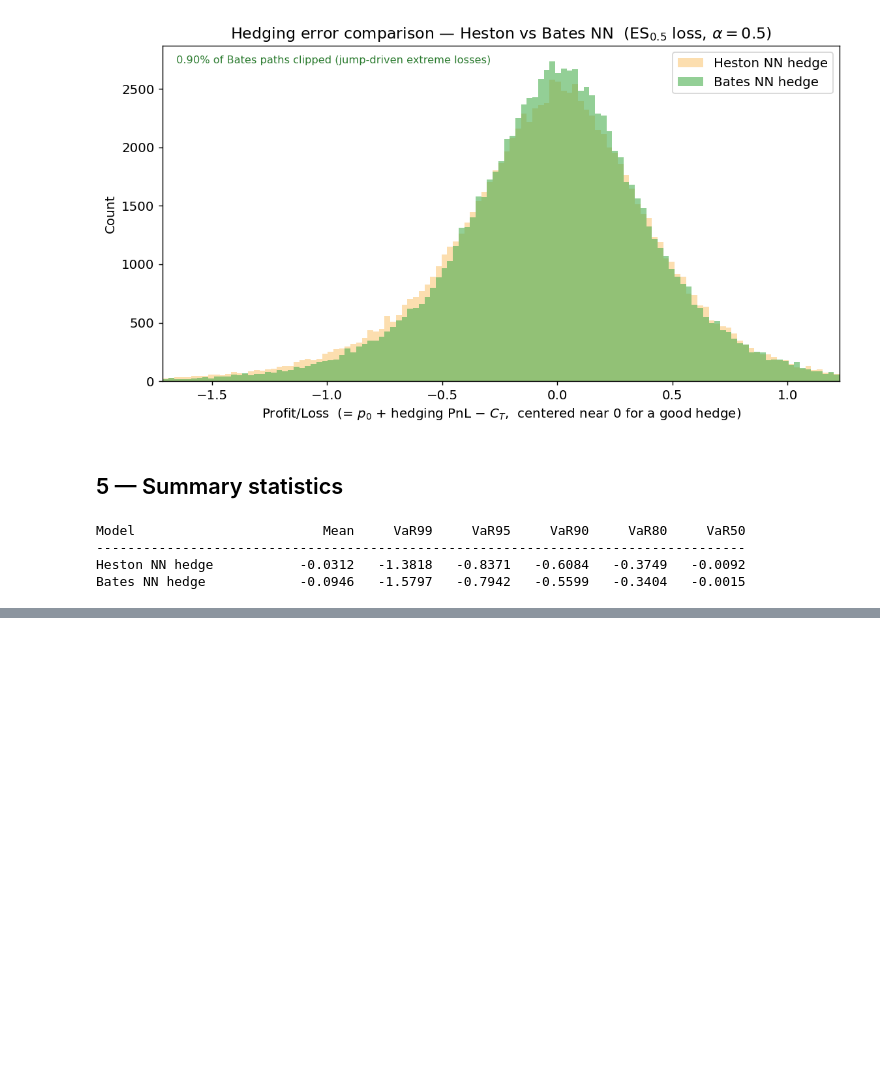
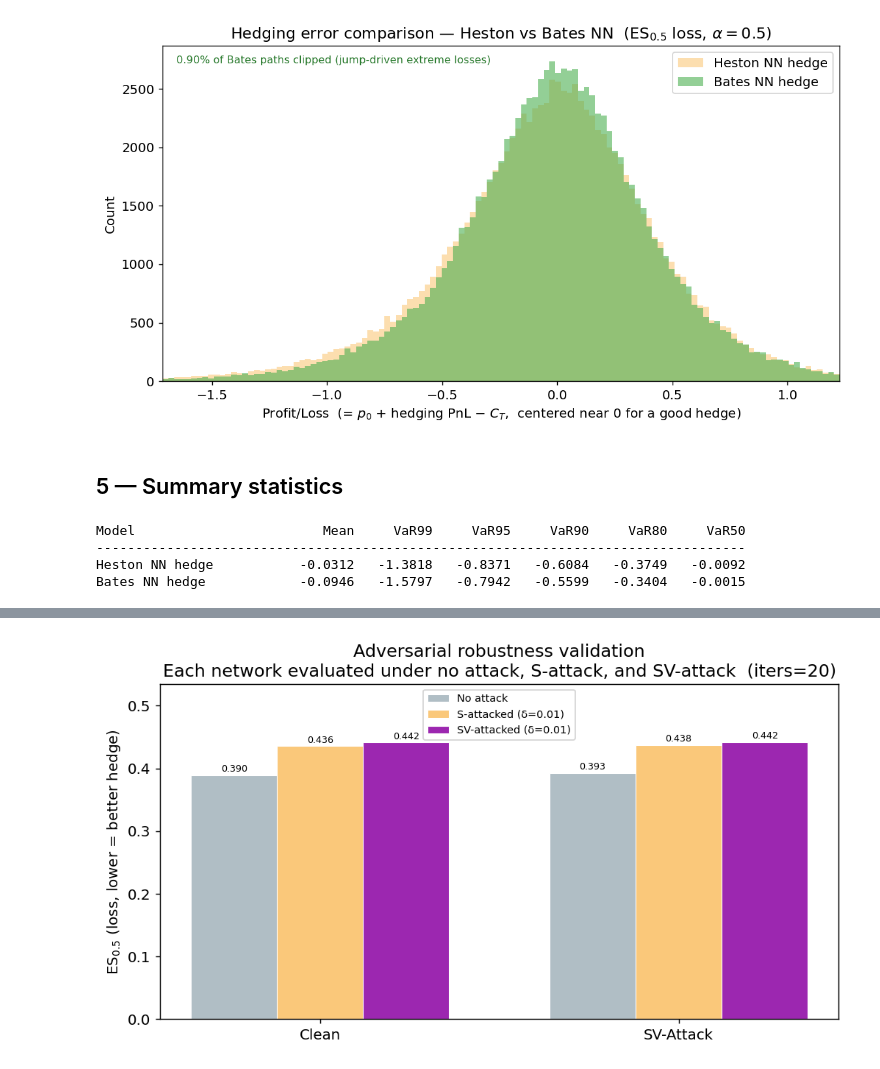
Before and after one commit to roberto-randelli/Deep-Hedging-and-its-Robustness, a Jupyter notebook: notebooks_outputs/bates_robustness_comparison.ipynb, the cells around one changed output, grey strips where cells are left out. Saved outputs shown, nothing was run; the diff lists cells and outputs as text; code cells hidden in the pictures; blank space fills up the shorter version.

```diff
--- a/notebooks_outputs/bates_robustness_comparison.ipynb
+++ b/notebooks_outputs/bates_robustness_comparison.ipynb
@@ -353,0 +507,9 @@ Bates NN hedge            -0.0946   -1.5797   -0.7942   -0.5599   -0.3404   -0.0
+# %%
+var_levels = [0.99, 0.95, 0.90, 0.80, 0.50]
+header = f"{'Method':<14} {'Mean':>8}" + "".join(f"{'VaR'+str(int(v*100)):>10}" for v in var_levels)
+print(header)
+print('-' * len(header))
+for method in ('clean', 'SV'):
+    arr = adv_pls[method]
+    qs  = [np.quantile(arr, 1 - v) for v in var_levels]
+    print(f"{ADV_LABELS[method]:<14} {arr.mean():>8.4f}" + "".join(f"{q:>10.4f}" for q in qs))
@@ -353,0 +604,29 @@ Bates NN hedge            -0.0946   -1.5797   -0.7942   -0.5599   -0.3404   -0.0
+# %%
+scenarios  = ['no_atk', 's_atk', 'sv_atk']
+scen_labels = ['No attack', 'S-attacked (δ=0.01)', 'SV-attacked (δ=0.01)']
+scen_colors = ['#B0BEC5', '#FAC87A', '#9C27B0']
+
+x      = np.arange(len(ADV_LABELS))
+width  = 0.24
+fig, ax = plt.subplots(figsize=(8, 4.5))
+
+for i, (scen, slabel, scolor) in enumerate(zip(scenarios, scen_labels, scen_colors)):
+    vals = [rob[m][scen] for m in ('clean', 'SV')]
+    bars = ax.bar(x + (i - 1) * width, vals, width, label=slabel,
+                  color=scolor, edgecolor='white', linewidth=0.6)
+    for bar, v in zip(bars, vals):
+        ax.text(bar.get_x() + bar.get_width() / 2, v + 0.002,
+                f'{v:.3f}', ha='center', va='bottom', fontsize=7)
+
+ax.set_xticks(x)
+ax.set_xticklabels(list(ADV_LABELS.values()))
+ax.set_ylabel('ES$_{0.5}$ (loss, lower = better hedge)')
+ax.set_title('Adversarial robustness validation\n'
+             'Each network evaluated under no attack, S-attack, and SV-attack  (iters=20)')
+ax.legend(fontsize=8)
+ax.set_ylim(0, ax.get_ylim()[1] * 1.15)
+plt.tight_layout()
+plt.savefig(RESULTS_DIR / 'adv_robustness_validation.png', bbox_inches='tight')
+plt.show()
+# %% [output]
+[figure, added]
```
Also changed, not shown: parts of 13 cells of this notebook, 14 other files.
